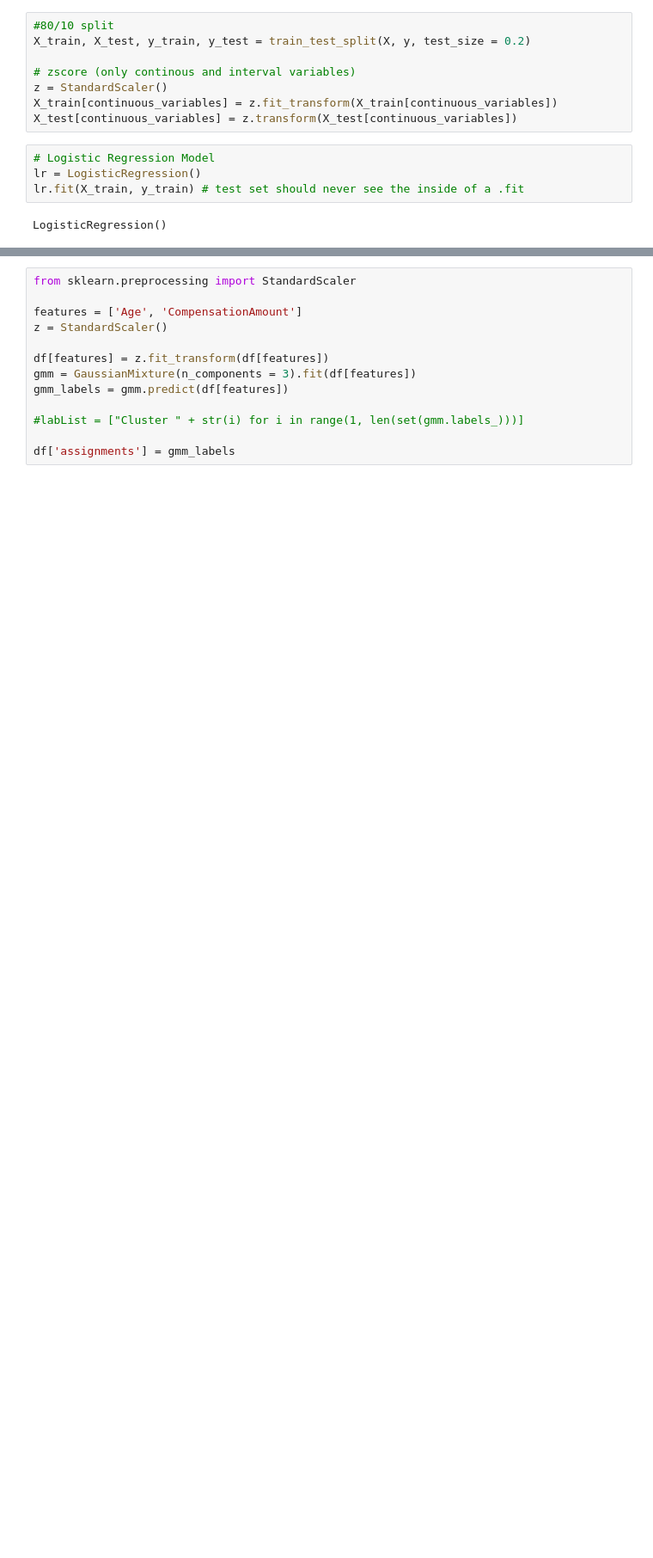
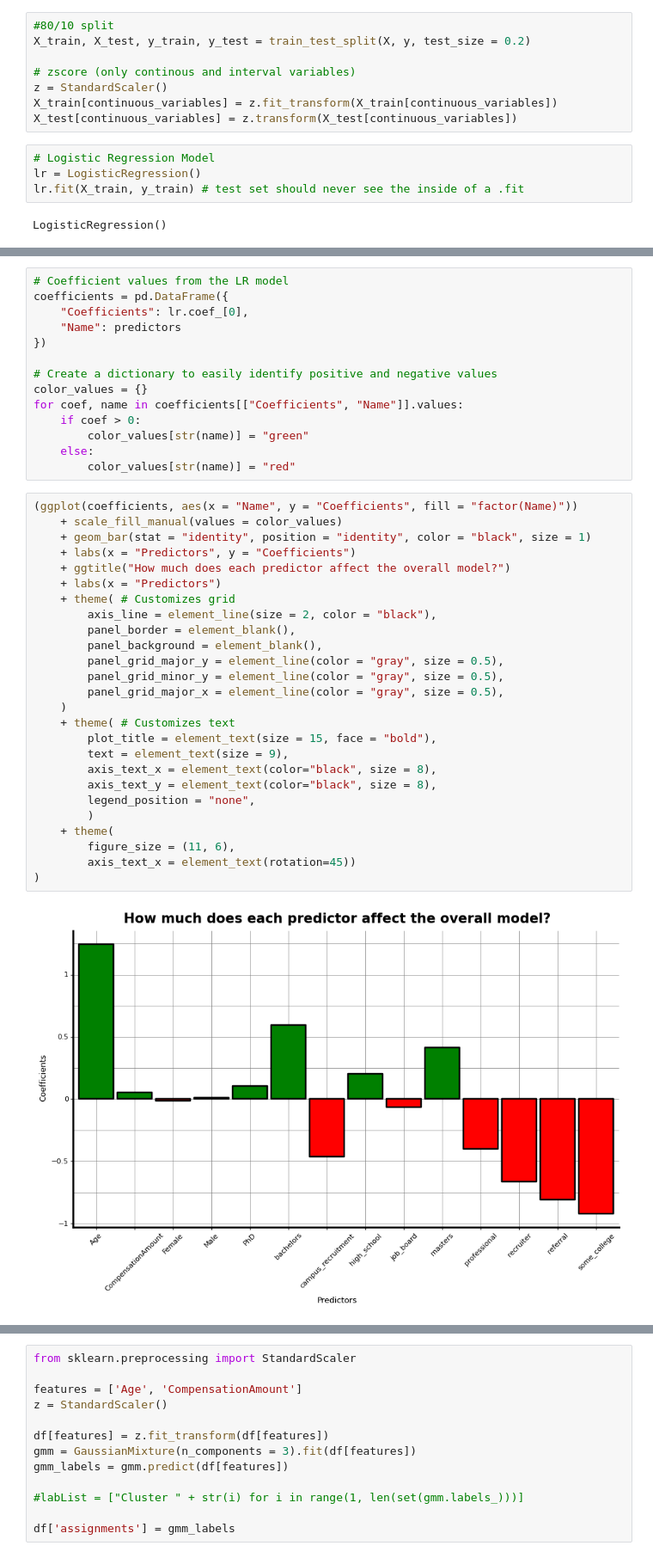
Before and after one commit to arell110/CPSC_392_Final_Project, a Jupyter notebook: Code/finalProject.ipynb, the cells around one changed output, grey strips where cells are left out. Shown: that part at 86% size. Drawn from its saved outputs; the diff is of its cells as text; blank space fills up the shorter version.

```diff
--- a/Code/finalProject.ipynb
+++ b/Code/finalProject.ipynb
@@ -170,0 +174,42 @@ TEST ROC/AUC :  0.7428977272727273
+# %%
+# Coefficient values from the LR model
+coefficients = pd.DataFrame({
+    "Coefficients": lr.coef_[0],
+    "Name": predictors
+})
+
+# Create a dictionary to easily identify positive and negative values
+color_values = {}
+for coef, name in coefficients[["Coefficients", "Name"]].values:
+    if coef > 0:
+        color_values[str(name)] = "green"
+    else:
+        color_values[str(name)] = "red"
+# %%
+(ggplot(coefficients, aes(x = "Name", y = "Coefficients", fill = "factor(Name)"))
+    + scale_fill_manual(values = color_values)
+    + geom_bar(stat = "identity", position = "identity", color = "black", size = 1)
+    + labs(x = "Predictors", y = "Coefficients")
+    + ggtitle("How much does each predictor affect the overall model?")
+    + labs(x = "Predictors")
+    + theme( # Customizes grid
+        axis_line = element_line(size = 2, color = "black"),
+        panel_border = element_blank(),
+        panel_background = element_blank(),
+        panel_grid_major_y = element_line(color = "gray", size = 0.5),
+        panel_grid_minor_y = element_line(color = "gray", size = 0.5),
+        panel_grid_major_x = element_line(color = "gray", size = 0.5),
+    )
+    + theme( # Customizes text
+        plot_title = element_text(size = 15, face = "bold"),
+        text = element_text(size = 9),
+        axis_text_x = element_text(color="black", size = 8),
+        axis_text_y = element_text(color="black", size = 8),
+        legend_position = "none",
+        )
+    + theme(
+        figure_size = (11, 6),
+        axis_text_x = element_text(rotation=45))
+)
+# %% [output]
+[figure, added]
```
Also changed, not shown: parts of 24 cells of this notebook, 3 other files.
